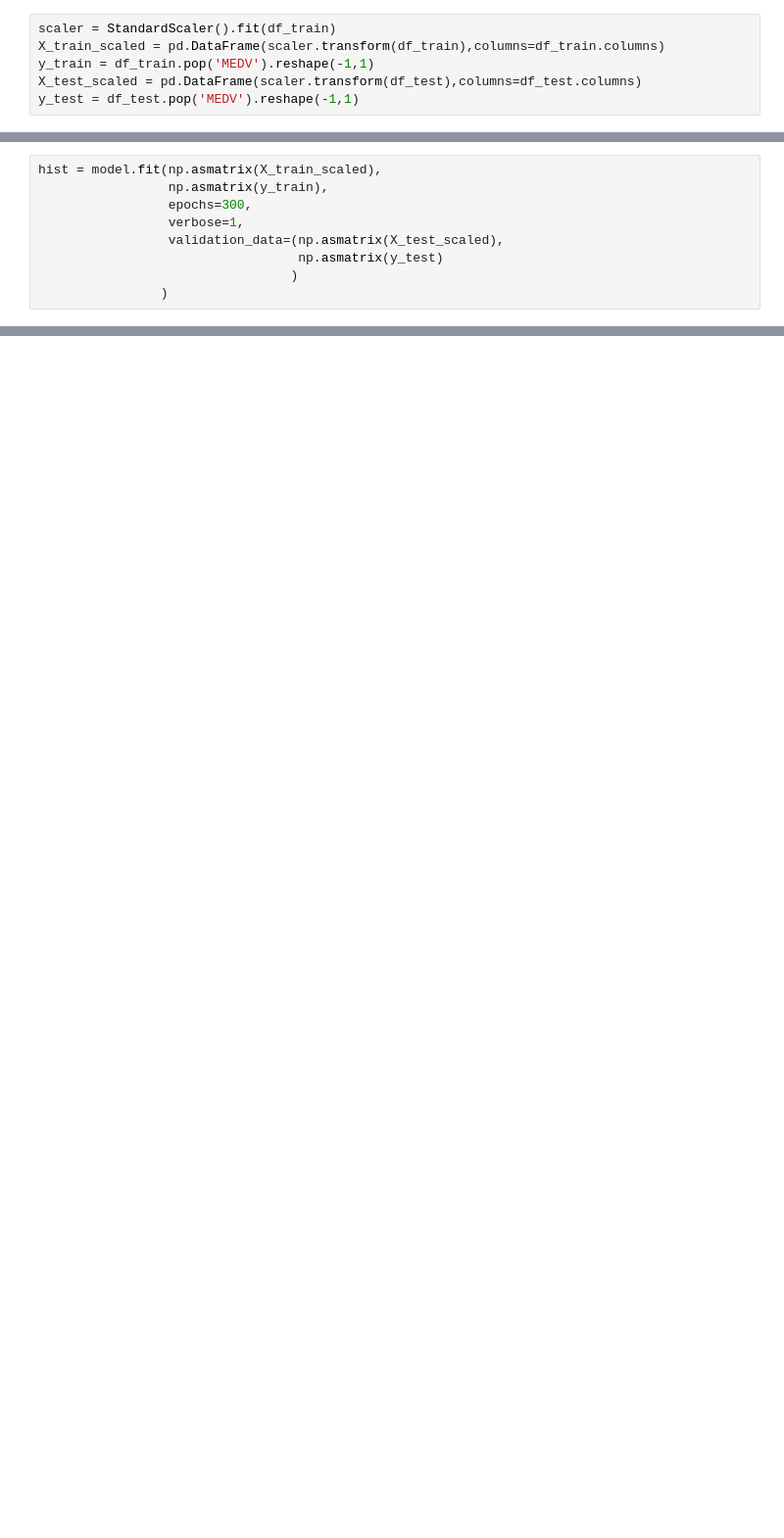
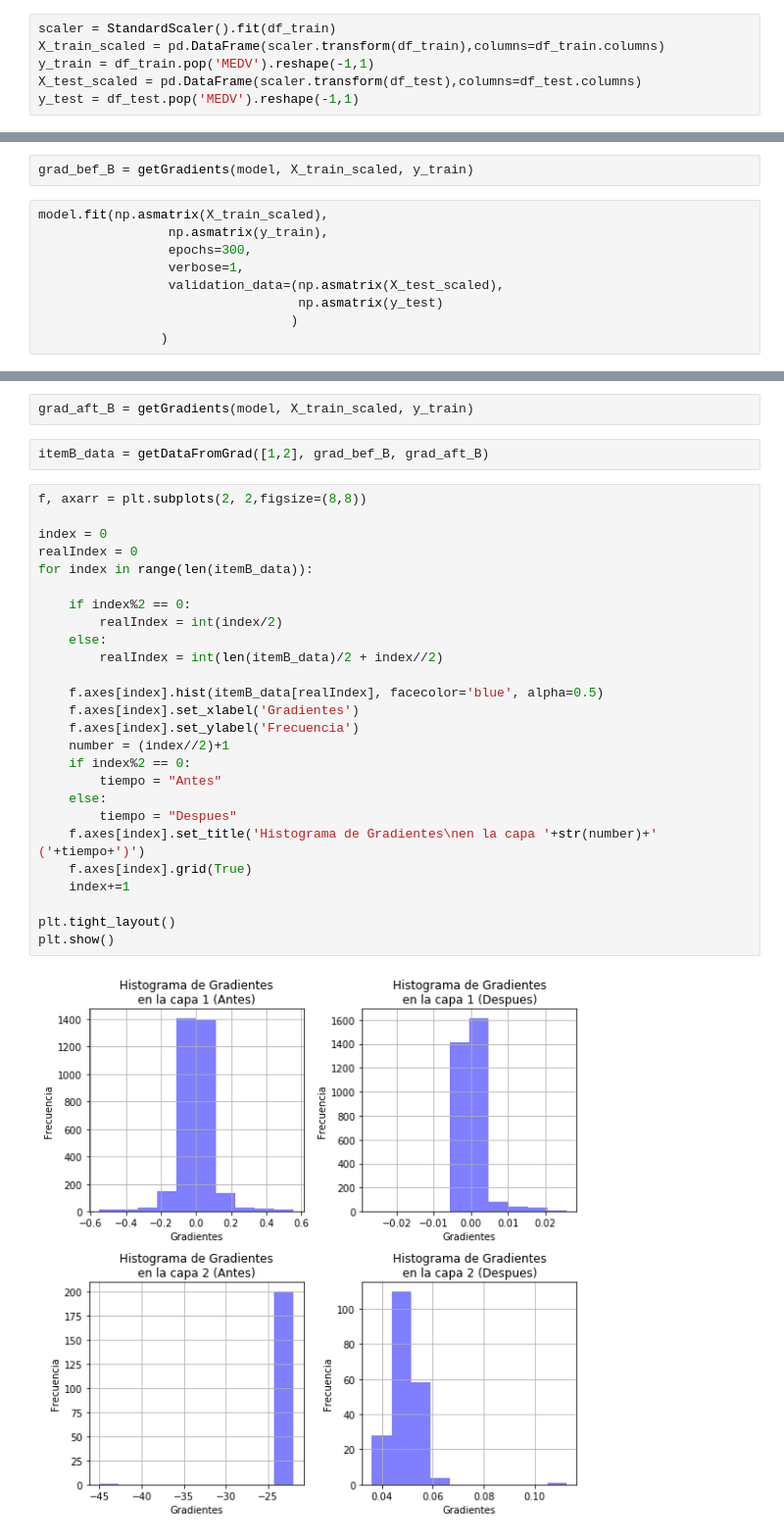
Before and after one commit to GMBarra/T1ANN, a Jupyter notebook: Pregunta-2.ipynb, the cells around one changed output, grey strips where cells are left out. Shown: that part at 98% size. Saved outputs shown, nothing was run; the diff lists cells and outputs as text; blank space fills up the shorter version.

```diff
--- a/Pregunta-2.ipynb
+++ b/Pregunta-2.ipynb
@@ -50,5 +98,7 @@ len(evaluated_gradients)
+# %%
+grad_bef_B = getGradients(model, X_train_scaled, y_train)
 # %%
-hist = model.fit(np.asmatrix(X_train_scaled),
+model.fit(np.asmatrix(X_train_scaled),
                  np.asmatrix(y_train),
                  epochs=300,
                  verbose=1,
@@ -76,0 +128,32 @@ Epoch 300/300
+# %%
+grad_aft_B = getGradients(model, X_train_scaled, y_train)
+# %%
+itemB_data = getDataFromGrad([1,2], grad_bef_B, grad_aft_B)
+# %%
+f, axarr = plt.subplots(2, 2,figsize=(8,8))
+
+index = 0
+realIndex = 0
+for index in range(len(itemB_data)):
+
+    if index%2 == 0:
+        realIndex = int(index/2)
+    else:
+        realIndex = int(len(itemB_data)/2 + index//2)
+
+    f.axes[index].hist(itemB_data[realIndex], facecolor='blue', alpha=0.5)
+    f.axes[index].set_xlabel('Gradientes')
+    f.axes[index].set_ylabel('Frecuencia')
+    number = (index//2)+1
+    if index%2 == 0:
+        tiempo = "Antes"
+    else:
+        tiempo = "Despues"
+    f.axes[index].set_title('Histograma de Gradientes\nen la capa '+str(number)+' ('+tiempo+')')
+    f.axes[index].grid(True)
+    index+=1
+
+plt.tight_layout()
+plt.show()
+# %% [output]
+[figure, added]
```
Also changed, not shown: parts of 42 cells of this notebook.
